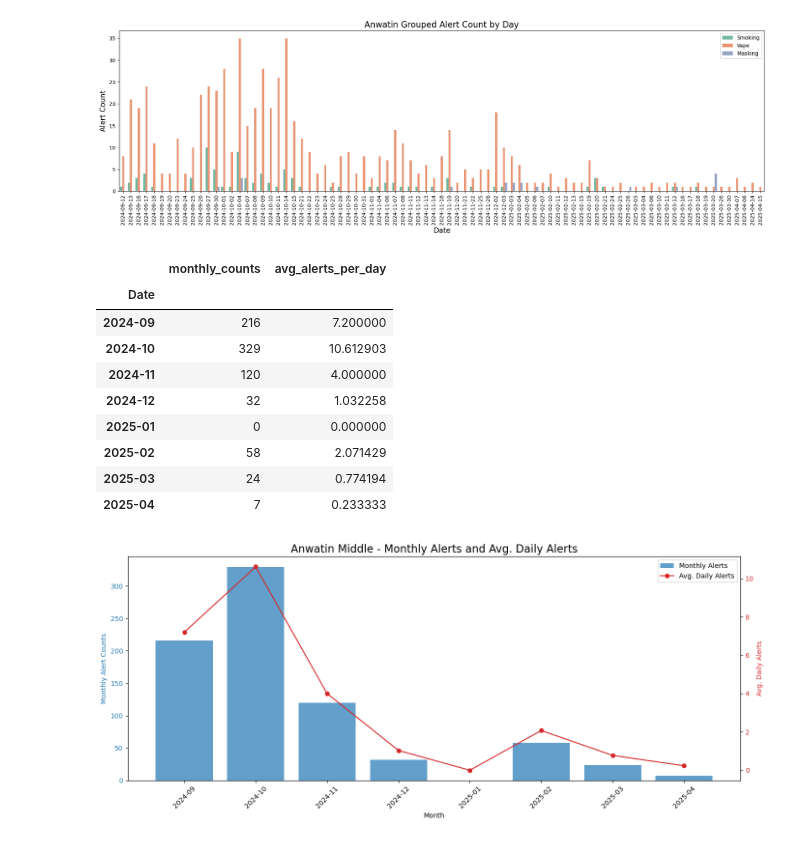
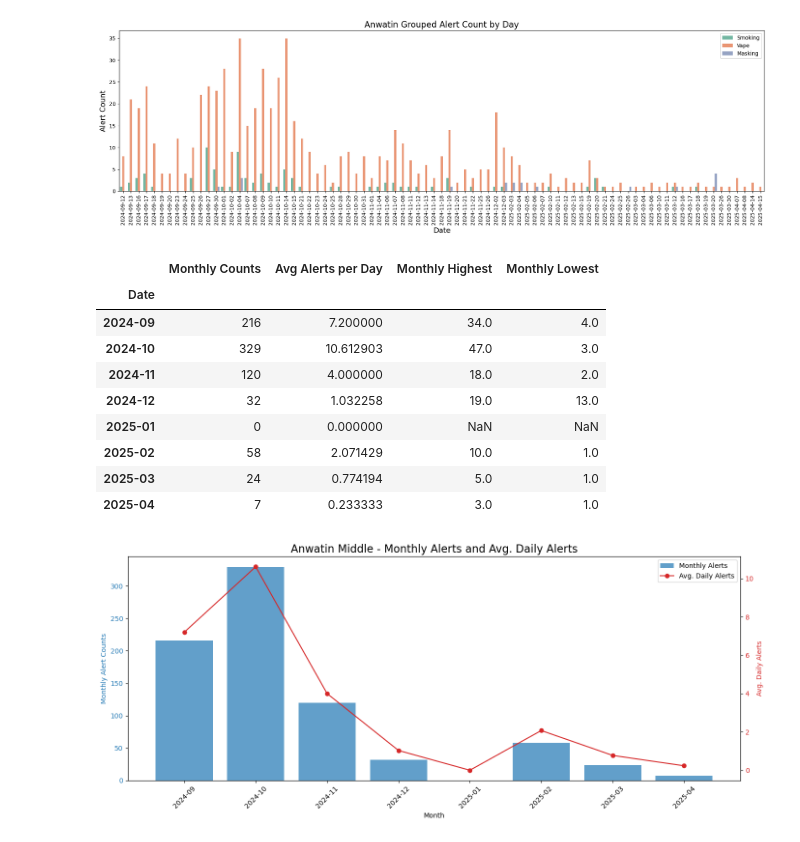
Before and after one commit to yunghsuanwu/vape-detector-minneapolis, a Jupyter notebook: haloreport_dataexploration_yhw.ipynb, the cells around one changed output. Saved outputs shown, nothing was run; the diff lists cells and outputs as text; code cells hidden in the pictures.

```diff
--- a/haloreport_dataexploration_yhw.ipynb
+++ b/haloreport_dataexploration_yhw.ipynb
@@ -140,3 +157,6 @@ def grouped_alert_count_by_day(df, group, save_path=None):
         plt.savefig(save_path)
     else:
         plt.show()
+# %%
+date_count = camden_df.Date.value_counts(sort=False).sort_index()
+date_count
@@ -158,7 +192,19 @@ def alert_count_by_month(df, type=None):
     # Calculate the average alert count per day for each month
     avg_alerts_per_day = monthly_counts / monthly_counts.index.days_in_month
 
-    return monthly_counts, avg_alerts_per_day
+    # Get the highest and lowest alert counts for each month
+    monthly_highest = date_count.resample('M').max()
+    monthly_lowest = date_count.resample('M').min()
+
+    final_df = pd.DataFrame({
+        'Monthly Counts': monthly_counts,
+        'Avg Alerts per Day': avg_alerts_per_day,
+        'Monthly Highest': monthly_highest,
+        'Monthly Lowest': monthly_lowest
+    })
+    final_df.index = final_df.index.strftime('%Y-%m')
+
+    return final_df
 # %%
 # Graph: Monthly alert counts and average daily alerts
 import matplotlib.pyplot as plt
@@ -330,21 +424,19 @@ grouped_alert_count_by_day(anwatin_df, 'Type')
 [figure]
 # %%
 # Calculate the per month average of alerts
-anwatin_monthly_counts, anwatin_monthly_dayavg = alert_count_by_month(anwatin_df)
-anwatin_monthly = pd.DataFrame({'monthly_counts': anwatin_monthly_counts, 'avg_alerts_per_day': anwatin_monthly_dayavg})
-anwatin_monthly.index = anwatin_monthly.index.strftime('%Y-%m')
+anwatin_monthly = alert_count_by_month(anwatin_df)
 anwatin_monthly
 # %% [output]
-|  | monthly_counts | avg_alerts_per_day |
-| Date |  |  |
-| 2024-09 | 216 | 7.200000 |
-| 2024-10 | 329 | 10.612903 |
-| 2024-11 | 120 | 4.000000 |
-| 2024-12 | 32 | 1.032258 |
-| 2025-01 | 0 | 0.000000 |
-| 2025-02 | 58 | 2.071429 |
-| 2025-03 | 24 | 0.774194 |
-| 2025-04 | 7 | 0.233333 |
+|  | Monthly Counts | Avg Alerts per Day | Monthly Highest | Monthly Lowest |
+| Date |  |  |  |  |
+| 2024-09 | 216 | 7.200000 | 34.0 | 4.0 |
+| 2024-10 | 329 | 10.612903 | 47.0 | 3.0 |
+| 2024-11 | 120 | 4.000000 | 18.0 | 2.0 |
+| 2024-12 | 32 | 1.032258 | 19.0 | 13.0 |
+| 2025-01 | 0 | 0.000000 | NaN | NaN |
+| 2025-02 | 58 | 2.071429 | 10.0 | 1.0 |
+| 2025-03 | 24 | 0.774194 | 5.0 | 1.0 |
+| 2025-04 | 7 | 0.233333 | 3.0 | 1.0 |
 # %%
 # Graphy anwatin_monthly
 plot_monthly_data(anwatin_monthly, 'Anwatin Middle')
```
Also changed, not shown: parts of 17 cells of this notebook.
